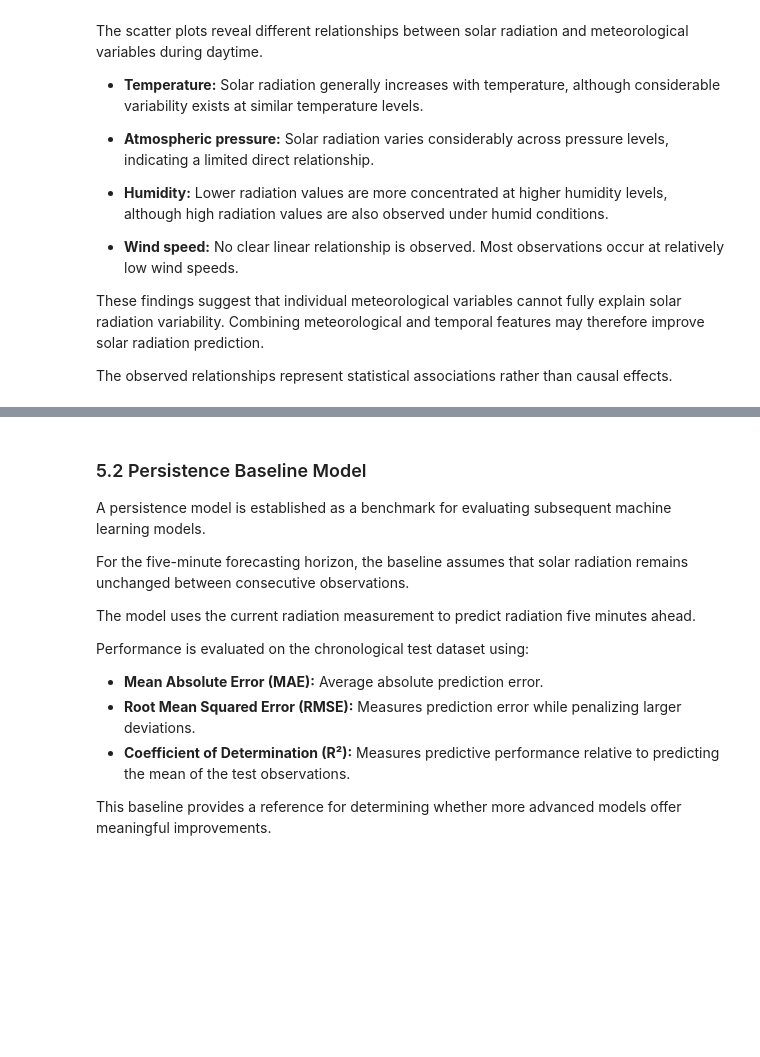
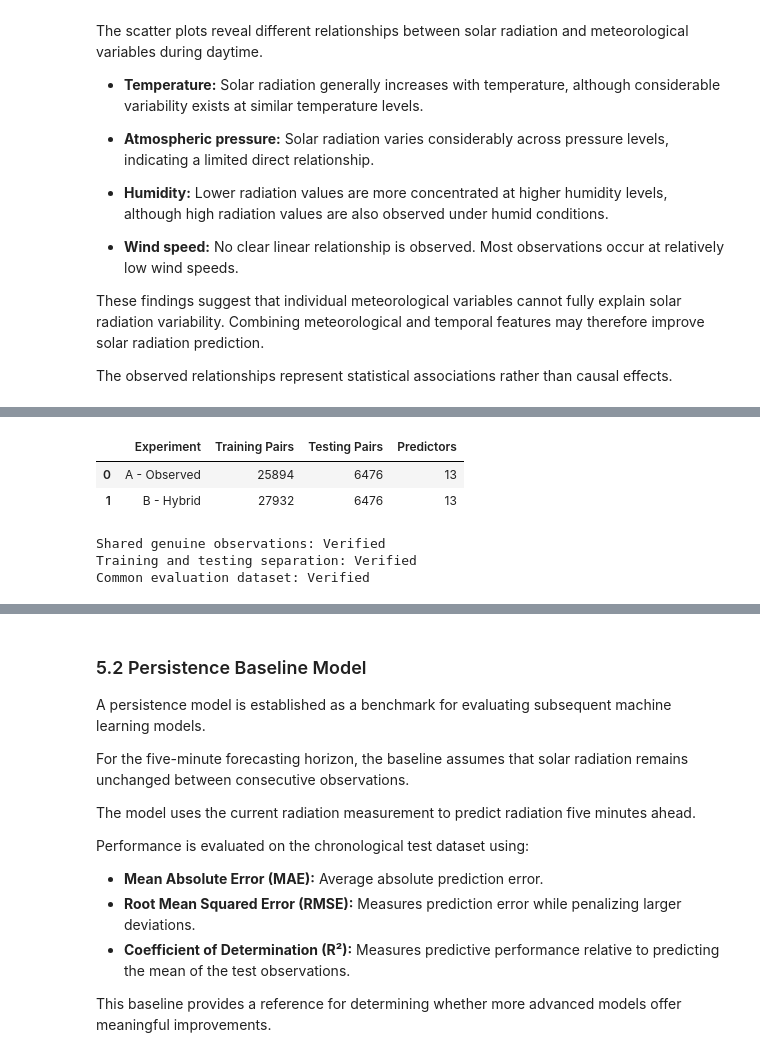
Before and after one commit to damisar/Solar-Radiation-Prediction, a Jupyter notebook: notebook/Solar_Radiation_Analysis.ipynb, the cells around one changed output, grey strips where cells are left out. Saved outputs shown, nothing was run; the diff lists cells and outputs as text; code cells hidden in the pictures; blank space fills up the shorter version.

```diff
--- a/notebook/Solar_Radiation_Analysis.ipynb
+++ b/notebook/Solar_Radiation_Analysis.ipynb
@@ -6478,0 +6911,40 @@ Testing missing values: 0
+# %%
+# Section 5.1 — Final experimental dataset verification
+
+# Verify that Experiment A is contained in Experiment B
+assert X_train.index.difference(X_train_hybrid.index).empty
+
+# Verify identical genuine training predictors and targets
+np.testing.assert_allclose(
+    X_train.to_numpy(),
+    X_train_hybrid.loc[X_train.index].to_numpy()
+)
+
+np.testing.assert_allclose(
+    y_train.to_numpy(),
+    y_train_hybrid.loc[y_train.index].to_numpy()
+)
+
+# Verify separation of reconstruction data and test measurements
+assert df_hybrid_train.index.intersection(test_used_times).empty
+
+# Summarize the final experimental datasets
+experiment_summary = pd.DataFrame({
+    "Experiment": ["A - Observed", "B - Hybrid"],
+    "Training Pairs": [len(X_train), len(X_train_hybrid)],
+    "Testing Pairs": [len(X_test), len(X_test)],
+    "Predictors": [X_train.shape[1], X_train_hybrid.shape[1]]
+})
+
+display(experiment_summary)
+
+print("Shared genuine observations: Verified")
+print("Training and testing separation: Verified")
+print("Common evaluation dataset: Verified")
+# %% [output]
+|  | Experiment | Training Pairs | Testing Pairs | Predictors |
+| 0 | A - Observed | 25894 | 6476 | 13 |
+| 1 | B - Hybrid | 27932 | 6476 | 13 |
+Shared genuine observations: Verified
+Training and testing separation: Verified
+Common evaluation dataset: Verified
```
Also changed, not shown: parts of 13 cells of this notebook.
